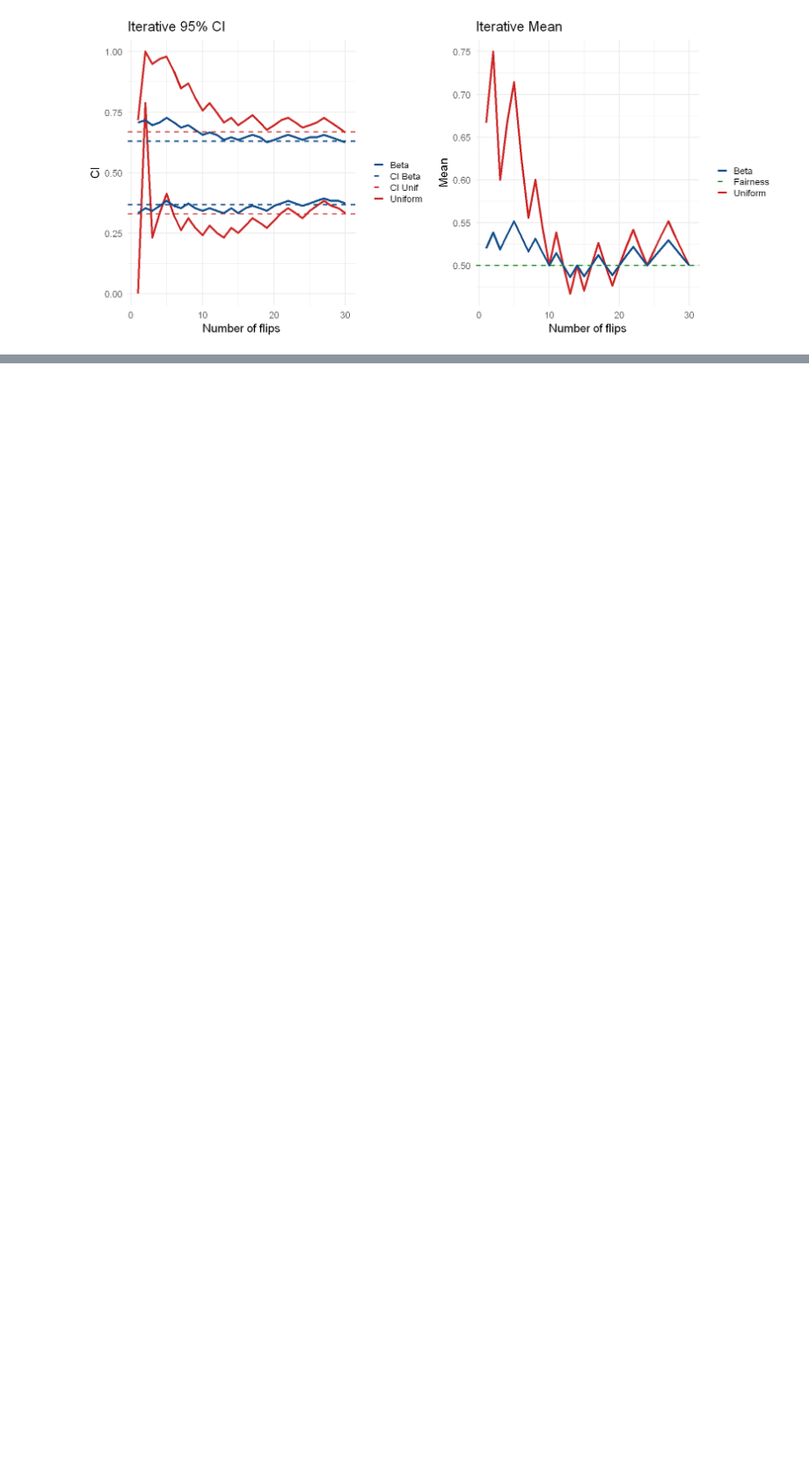
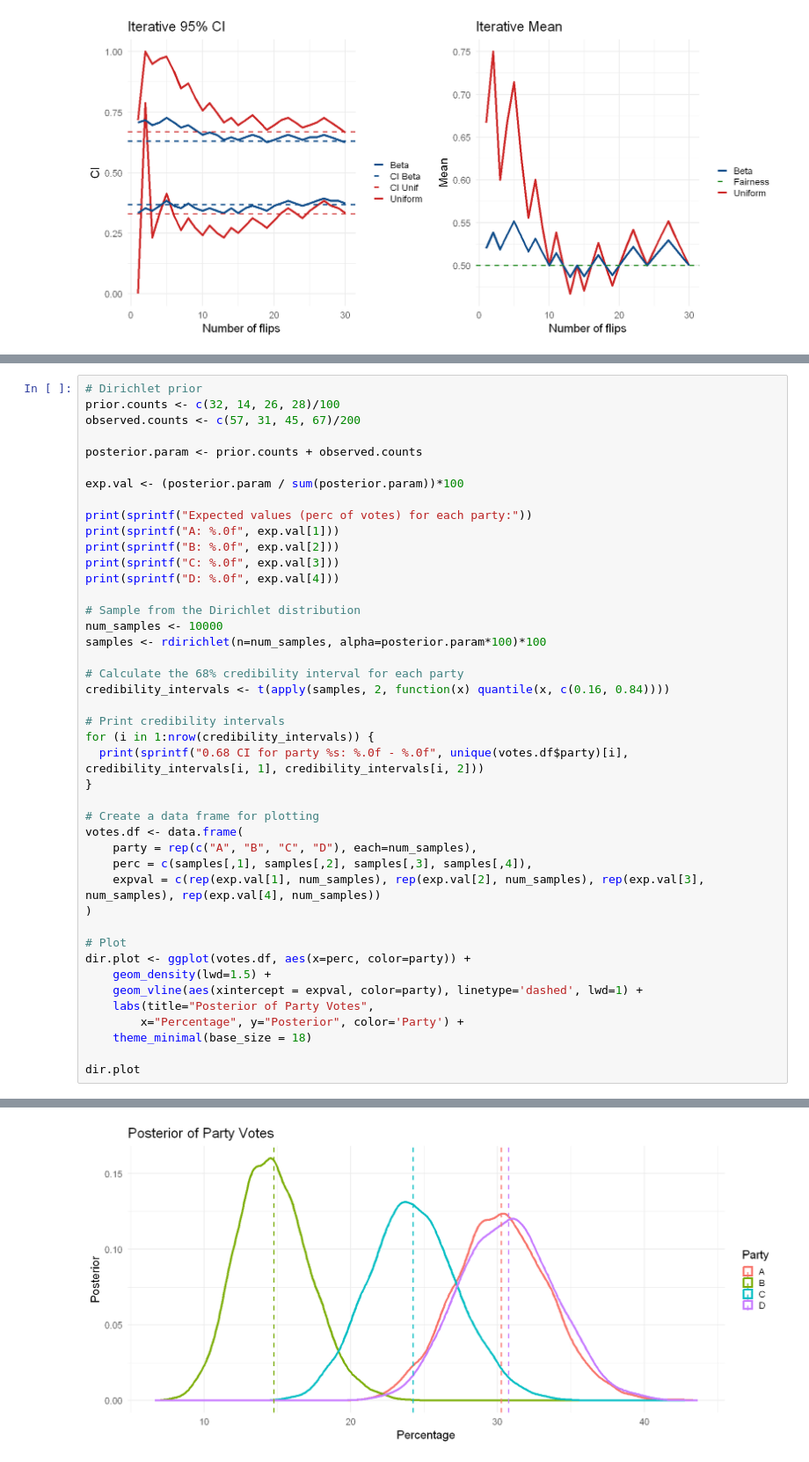
Before and after one commit to Berto70/advstat, a Jupyter notebook: ex3/Bertinelli_Gabriele_Rlab03.ipynb, the cells around one changed output, grey strips where cells are left out. Shown at 88% size. Drawn from its saved outputs; the diff is of its cells as text; blank space fills up the shorter version.

```diff
--- a/ex3/Bertinelli_Gabriele_Rlab03.ipynb
+++ b/ex3/Bertinelli_Gabriele_Rlab03.ipynb
@@ -377,0 +487,44 @@ grid.arrange(ciit.coin.plot, mit.coin.plot, nrow=1, ncol = 2)
+# %%
+# Dirichlet prior
+prior.counts <- c(32, 14, 26, 28)/100
+observed.counts <- c(57, 31, 45, 67)/200
+
+posterior.param <- prior.counts + observed.counts
+
+exp.val <- (posterior.param / sum(posterior.param))*100
+
+print(sprintf("Expected values (perc of votes) for each party:"))
+print(sprintf("A: %.0f", exp.val[1]))
+print(sprintf("B: %.0f", exp.val[2]))
+print(sprintf("C: %.0f", exp.val[3]))
+print(sprintf("D: %.0f", exp.val[4]))
+
+# Sample from the Dirichlet distribution
+num_samples <- 10000
+samples <- rdirichlet(n=num_samples, alpha=posterior.param*100)*100
+
+# Calculate the 68% credibility interval for each party
+credibility_intervals <- t(apply(samples, 2, function(x) quantile(x, c(0.16, 0.84))))
+
+# Print credibility intervals
+for (i in 1:nrow(credibility_intervals)) {
+  print(sprintf("0.68 CI for party %s: %.0f - %.0f", unique(votes.df$party)[i], credibility_intervals[i, 1], credibility_intervals[i, 2]))
+}
+
+# Create a data frame for plotting
+votes.df <- data.frame(
+	party = rep(c("A", "B", "C", "D"), each=num_samples),
+	perc = c(samples[,1], samples[,2], samples[,3], samples[,4]),
+	expval = c(rep(exp.val[1], num_samples), rep(exp.val[2], num_samples), rep(exp.val[3], num_samples), rep(exp.val[4], num_samples))
+)
+
+# Plot
+dir.plot <- ggplot(votes.df, aes(x=perc, color=party)) +
+	geom_density(lwd=1.5) +
+	geom_vline(aes(xintercept = expval, color=party), linetype='dashed', lwd=1) +
+	labs(title="Posterior of Party Votes",
+		x="Percentage", y="Posterior", color='Party') +
+	theme_minimal(base_size = 18)
+
+dir.plot
+# %% [output]
@@ -377,0 +540 @@ grid.arrange(ciit.coin.plot, mit.coin.plot, nrow=1, ncol = 2)
+[figure, added]
```
Also changed, not shown: parts of 5 cells of this notebook.
